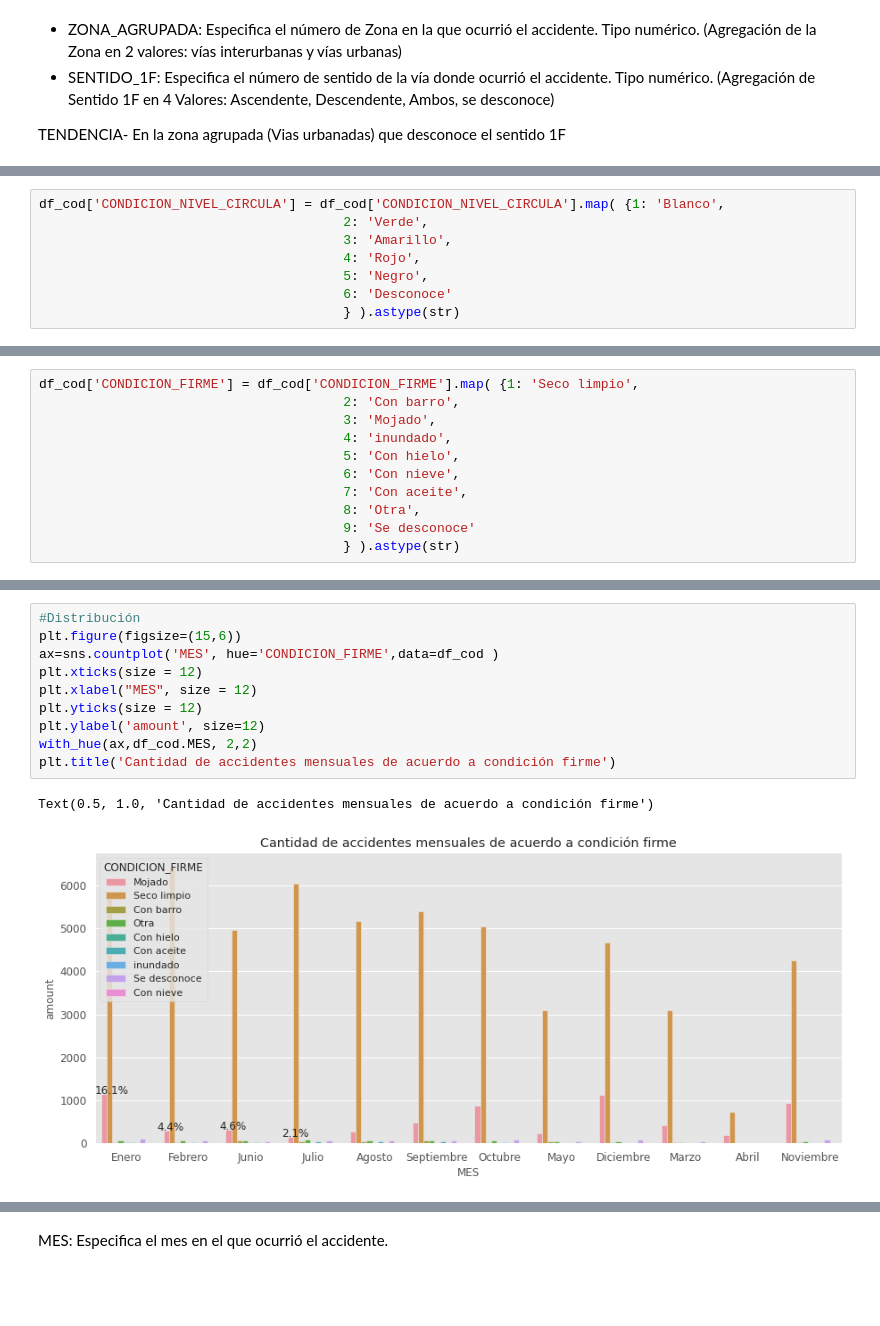
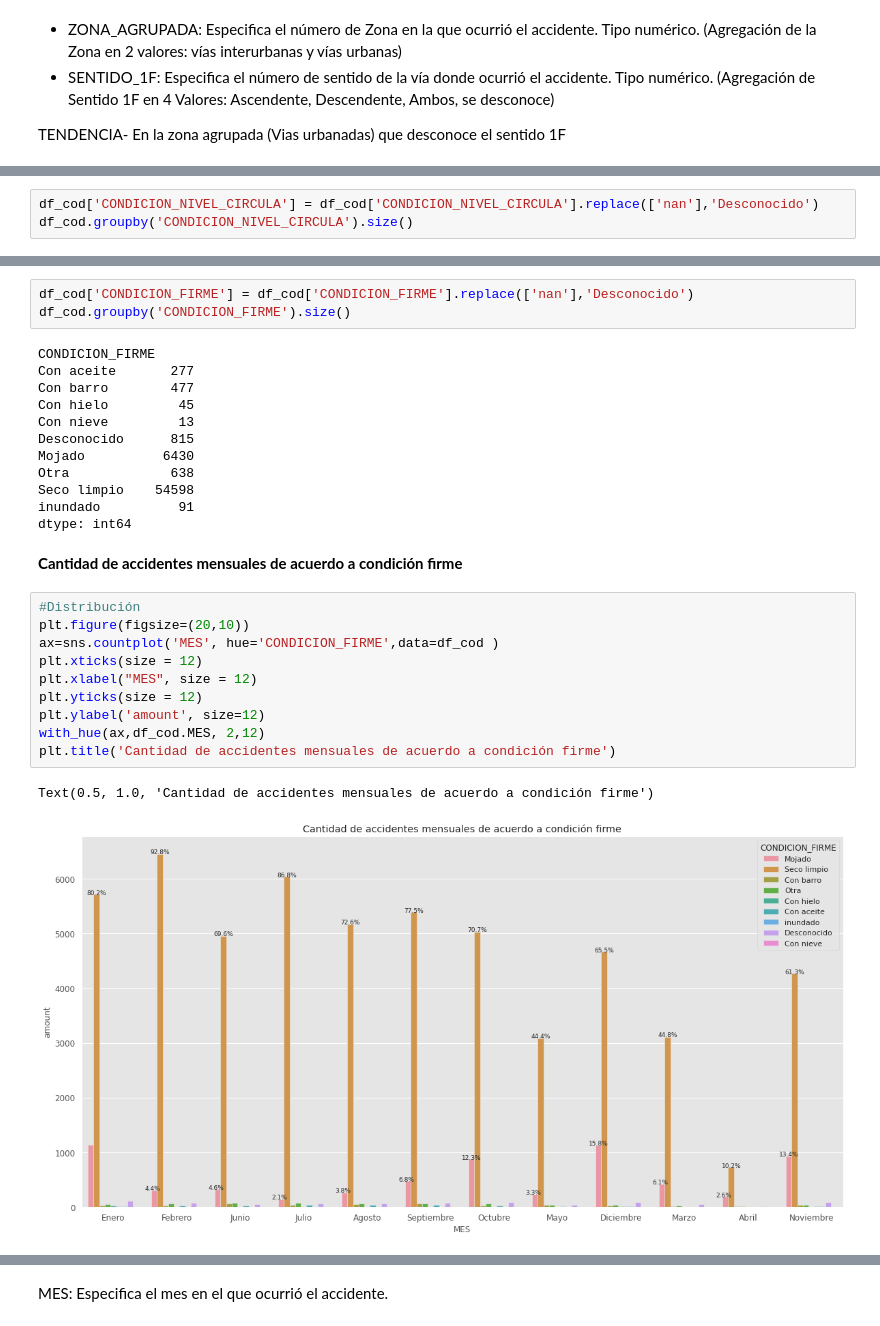
Before and after one commit to Davixino/Trabajo-Final, a Jupyter notebook: Análisis_de_datos.ipynb, the cells around one changed output, grey strips where cells are left out. Drawn from its saved outputs; the diff is of its cells as text; blank space fills up the shorter version.

```diff
--- a/Análisis_de_datos.ipynb
+++ b/Análisis_de_datos.ipynb
@@ -664,8 +877,0 @@ Text(0.5, 1.0, 'Cantidad de accidentes mensuales de acuerdo a condición niebla'
-# %%
-df_cod['CONDICION_NIVEL_CIRCULA'] = df_cod['CONDICION_NIVEL_CIRCULA'].map( {1: 'Blanco',
-                                       2: 'Verde',
-                                       3: 'Amarillo',
-                                       4: 'Rojo',
-                                       5: 'Negro',
-                                       6: 'Desconoce'
-                                       } ).astype(str)
@@ -671,0 +880,3 @@ df_cod['CONDICION_NIVEL_CIRCULA'] = df_cod['CONDICION_NIVEL_CIRCULA'].map( {1: '
+# %%
+df_cod['CONDICION_NIVEL_CIRCULA'] = df_cod['CONDICION_NIVEL_CIRCULA'].replace(['nan'],'Desconocido')
+df_cod.groupby('CONDICION_NIVEL_CIRCULA').size()
@@ -685,11 +906,0 @@ Text(0.5, 1.0, 'Cantidad de accidentes mensuales de acuerdo a condición nivel d
-# %%
-df_cod['CONDICION_FIRME'] = df_cod['CONDICION_FIRME'].map( {1: 'Seco limpio',
-                                       2: 'Con barro',
-                                       3: 'Mojado',
-                                       4: 'inundado',
-                                       5: 'Con hielo',
-                                       6: 'Con nieve',
-                                       7: 'Con aceite',
-                                       8: 'Otra',
-                                       9: 'Se desconoce'
-                                       } ).astype(str)
@@ -696,13 +909,30 @@ df_cod['CONDICION_FIRME'] = df_cod['CONDICION_FIRME'].map( {1: 'Seco limpio',
+# %%
+df_cod['CONDICION_FIRME'] = df_cod['CONDICION_FIRME'].replace(['nan'],'Desconocido')
+df_cod.groupby('CONDICION_FIRME').size()
+# %% [output]
+CONDICION_FIRME
+Con aceite       277
+Con barro        477
+Con hielo         45
+Con nieve         13
+Desconocido      815
+Mojado          6430
+Otra             638
+Seco limpio    54598
+inundado          91
+dtype: int64
+# %% [markdown]
+**Cantidad de accidentes mensuales de acuerdo a condición firme**
 # %%
 #Distribución
-plt.figure(figsize=(15,6))
+plt.figure(figsize=(20,10))
 ax=sns.countplot('MES', hue='CONDICION_FIRME',data=df_cod )
 plt.xticks(size = 12)
 plt.xlabel("MES", size = 12)
 plt.yticks(size = 12)
 plt.ylabel('amount', size=12)
-with_hue(ax,df_cod.MES, 2,2)
+with_hue(ax,df_cod.MES, 2,12)
 plt.title('Cantidad de accidentes mensuales de acuerdo a condición firme')
 # %% [output]
 Text(0.5, 1.0, 'Cantidad de accidentes mensuales de acuerdo a condición firme')
-[figure, old version]
+[figure, new version]
```
Also changed, not shown: parts of 127 cells of this notebook.
